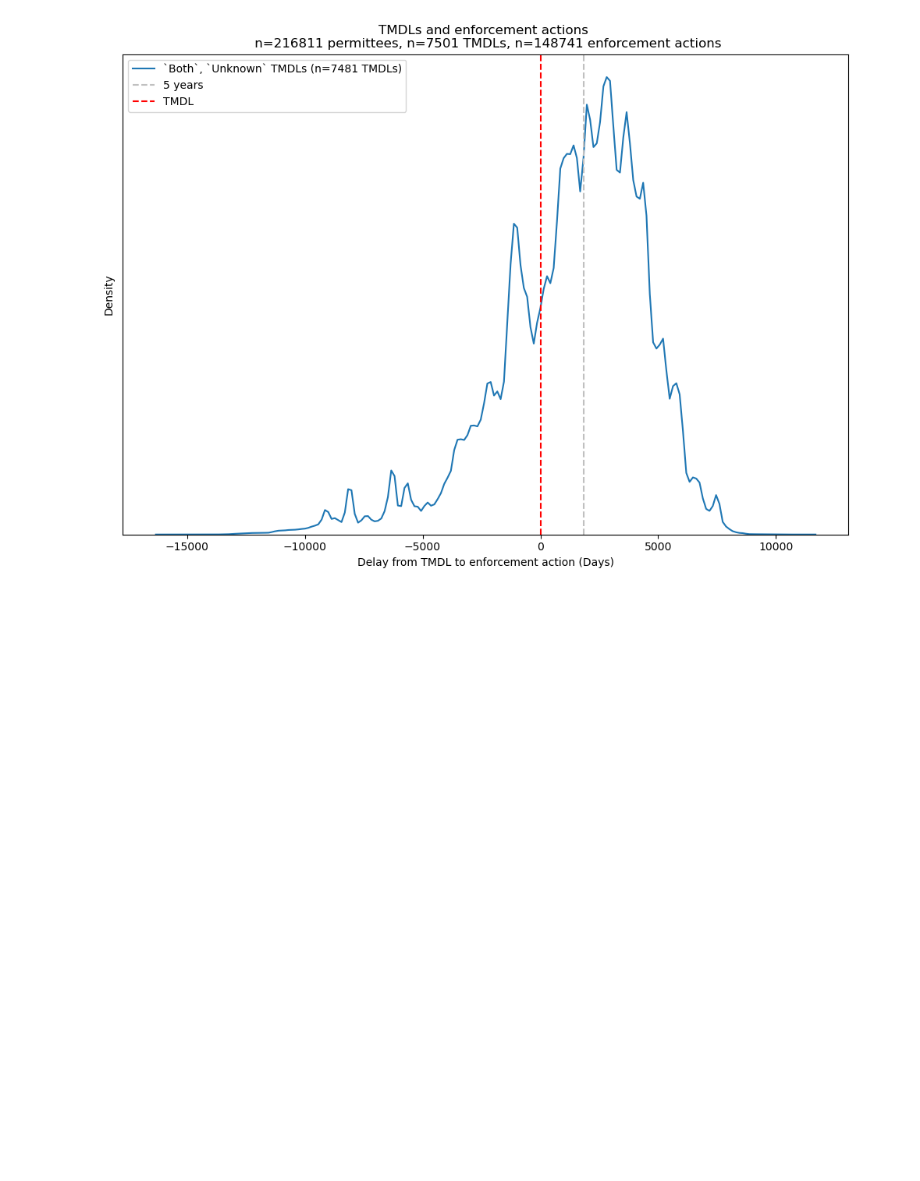
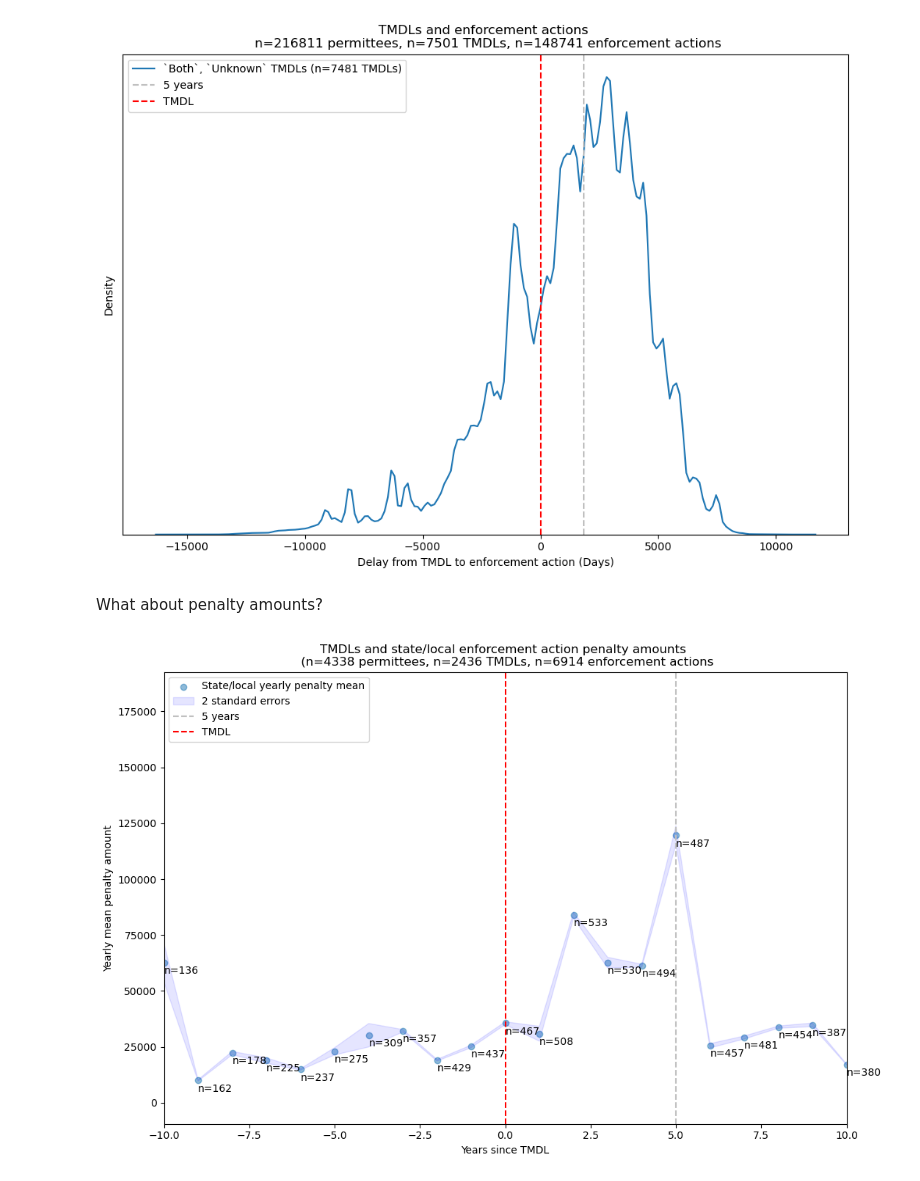
Before and after one commit to reglab/TMDLs_archived, a Jupyter notebook: TMDLs_enforcements.ipynb, the cells around one changed output. Cells and saved outputs as stored; diff of their text form; code cells hidden in the pictures; blank space fills up the shorter version.

Commit message:
Examined trends in penalty amounts

```diff
--- a/TMDLs_enforcements.ipynb
+++ b/TMDLs_enforcements.ipynb
@@ -92,3 +92,10 @@ plt.title('TMDLs and enforcement actions \n n=' + str(
 plt.legend();
 # %% [output]
 [figure]
+# %% [markdown]
+What about penalty amounts?
+# %%
+# Calculate years since TMDL
+tmdls_enforcements_merged.dropna(subset=['enforcement_action_date', 'TMDLDate'], inplace=True)
+
+tmdls_enforcements_merged['years_since_TMDL'] = tmdls_enforcements_merged['enforcement_action_date'].dt.year - tmdls_enforcements_merged['TMDLDate'].dt.year
@@ -94,0 +107,21 @@ plt.legend();
+# %%
+plt.style.use('default')
+plt.figure(figsize=(12, 8));
+plt.xlabel('Years since TMDL')
+plt.scatter(yearly_state_local_penalties['years_since_TMDL'], yearly_state_local_penalties['mean_penalty'], label='State/local yearly penalty mean', alpha=0.5);
+plt.fill_between(yearly_state_local_penalties['years_since_TMDL'], (yearly_state_local_penalties['mean_penalty']-1.98*yearly_state_local_penalties['penalty_se']), (yearly_state_local_penalties['mean_penalty']+1.98*yearly_state_local_penalties['penalty_se']), color='b', alpha=.1, label='2 standard errors')
+
+# Annotate points with sample sizes
+for i, txt in enumerate(yearly_state_local_penalties['penalty_n_enforcements']):
+    plt.annotate('n=' + str(txt), (yearly_state_local_penalties['years_since_TMDL'][i], yearly_state_local_penalties['mean_penalty'][i]-5000))
+
+plt.xlim((-10, 10))
+plt.ylabel('Yearly mean penalty amount')
+plt.axvline(x=5, linestyle='--', color='silver', label='5 years')
+plt.axvline(x=0, linestyle='--', color='red', label='TMDL')
+plt.title('TMDLs and state/local enforcement action penalty amounts \n (n=' + str(
+    len(tmdls_enforcements_merged.dropna(subset=['state_local_penalty_amt']).drop_duplicates('npdes_permit_id'))) + ' permittees, n=' + str(
+    len(tmdls_enforcements_merged.dropna(subset=['state_local_penalty_amt']).drop_duplicates('actionIdentifier'))) + ' TMDLs, n=' + str(len(tmdls_enforcements_merged.dropna(subset=['state_local_penalty_amt']).drop_duplicates('enf_identifier'))) + ' enforcement actions')
+plt.legend();
+# %% [output]
+[figure, added]
```
Also changed, not shown: parts of 5 cells of this notebook.
